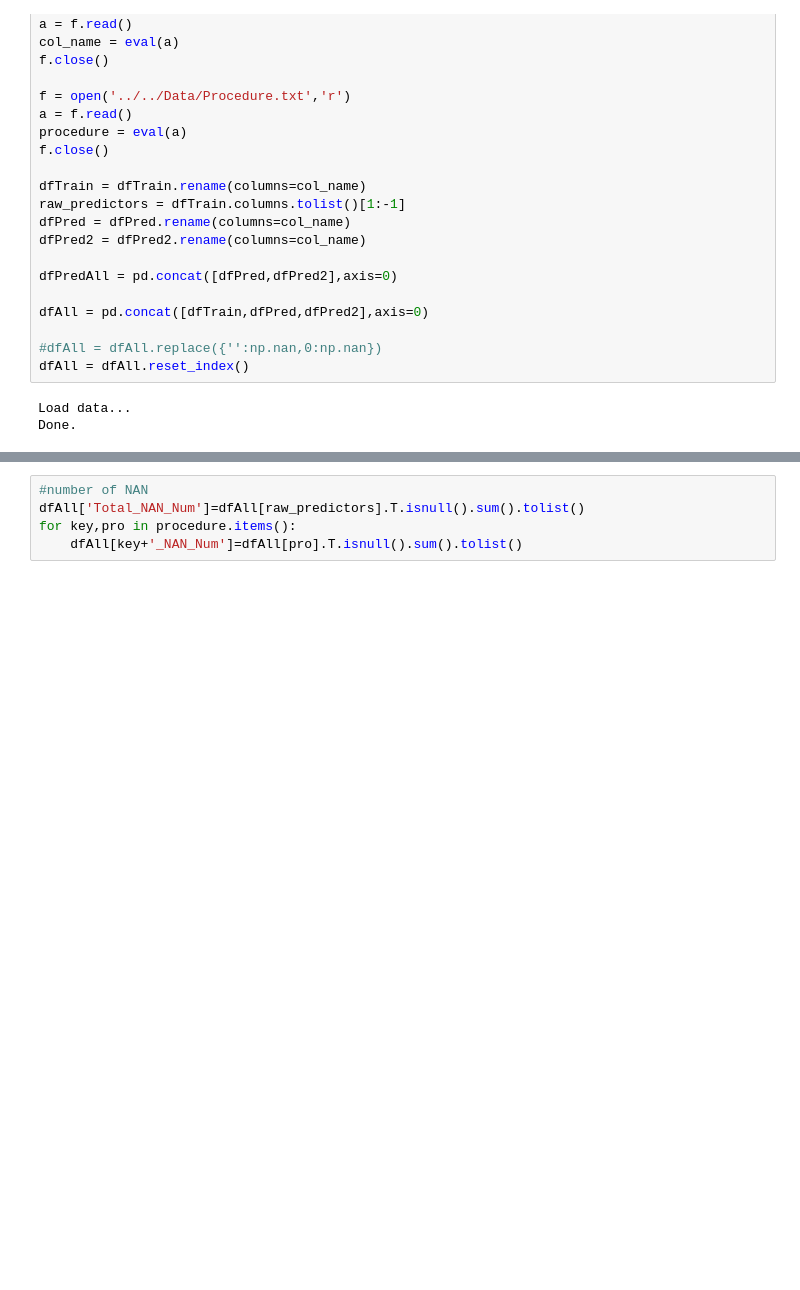
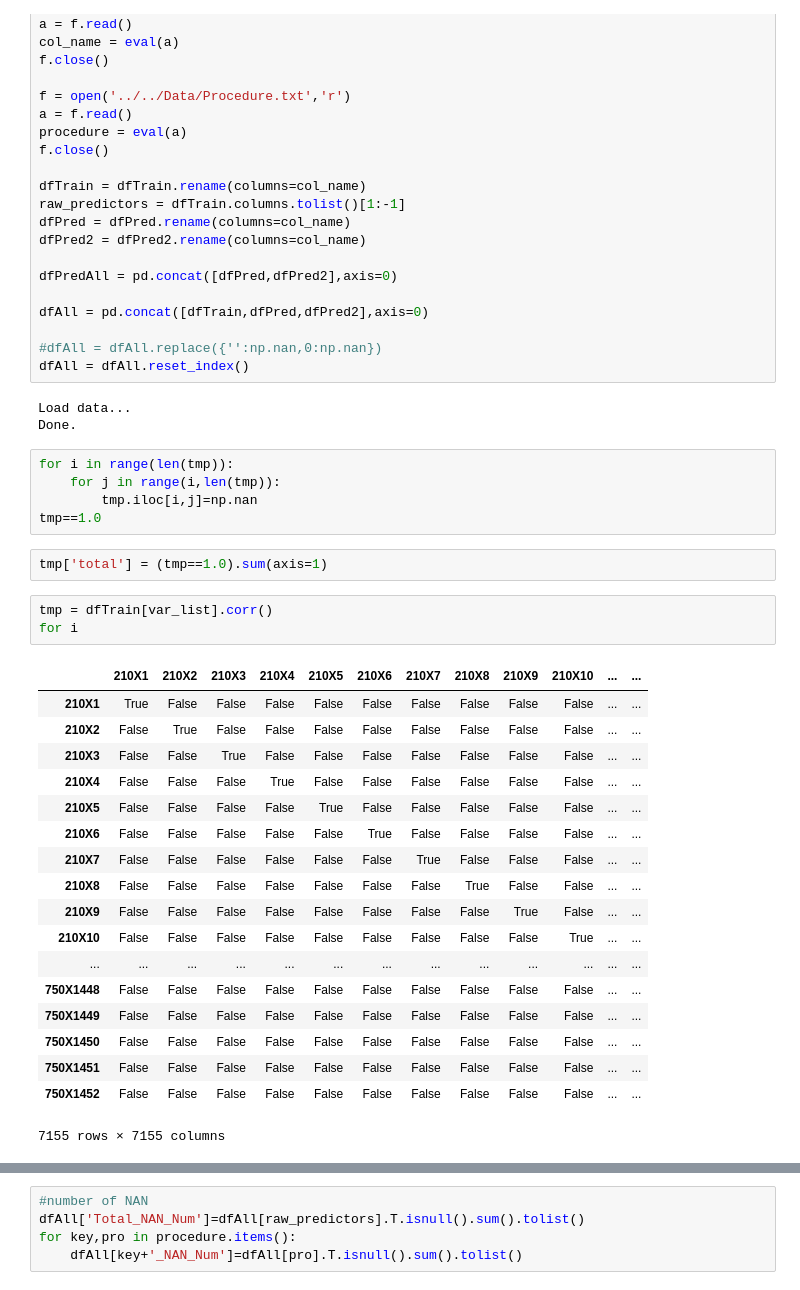
Before and after one commit to moneyml/Production, a Jupyter notebook: Code/Experiment/feat_gen.ipynb, the cells around one changed output, grey strips where cells are left out. Cells and saved outputs as stored; diff of their text form; blank space fills up the shorter version.

```diff
--- a/Code/Experiment/feat_gen.ipynb
+++ b/Code/Experiment/feat_gen.ipynb
@@ -46,3 +46,32 @@ dfAll = dfAll.reset_index()
 # %% [output]
 Load data...
 Done.
+# %%
+for i in range(len(tmp)):
+    for j in range(i,len(tmp)):
+        tmp.iloc[i,j]=np.nan
+tmp==1.0
+# %%
+tmp['total'] = (tmp==1.0).sum(axis=1)
+# %%
+tmp = dfTrain[var_list].corr()
+for i
+# %% [output]
+|  | 210X1 | 210X2 | 210X3 | 210X4 | 210X5 | 210X6 | 210X7 | 210X8 | 210X9 | 210X10 | ... | ... |
+| 210X1 | True | False | False | False | False | False | False | False | False | False | ... | ... |
+| 210X2 | False | True | False | False | False | False | False | False | False | False | ... | ... |
+| 210X3 | False | False | True | False | False | False | False | False | False | False | ... | ... |
+| 210X4 | False | False | False | True | False | False | False | False | False | False | ... | ... |
+| 210X5 | False | False | False | False | True | False | False | False | False | False | ... | ... |
+| 210X6 | False | False | False | False | False | True | False | False | False | False | ... | ... |
+| 210X7 | False | False | False | False | False | False | True | False | False | False | ... | ... |
+| 210X8 | False | False | False | False | False | False | False | True | False | False | ... | ... |
+| 210X9 | False | False | False | False | False | False | False | False | True | False | ... | ... |
+| 210X10 | False | False | False | False | False | False | False | False | False | True | ... | ... |
+| ... | ... | ... | ... | ... | ... | ... | ... | ... | ... | ... | ... | ... |
+| 750X1448 | False | False | False | False | False | False | False | False | False | False | ... | ... |
+| 750X1449 | False | False | False | False | False | False | False | False | False | False | ... | ... |
+| 750X1450 | False | False | False | False | False | False | False | False | False | False | ... | ... |
+| 750X1451 | False | False | False | False | False | False | False | False | False | False | ... | ... |
+| 750X1452 | False | False | False | False | False | False | False | False | False | False | ... | ... |
+7155 rows × 7155 columns
```
Also changed, not shown: parts of 8 cells of this notebook, 1 other file.
